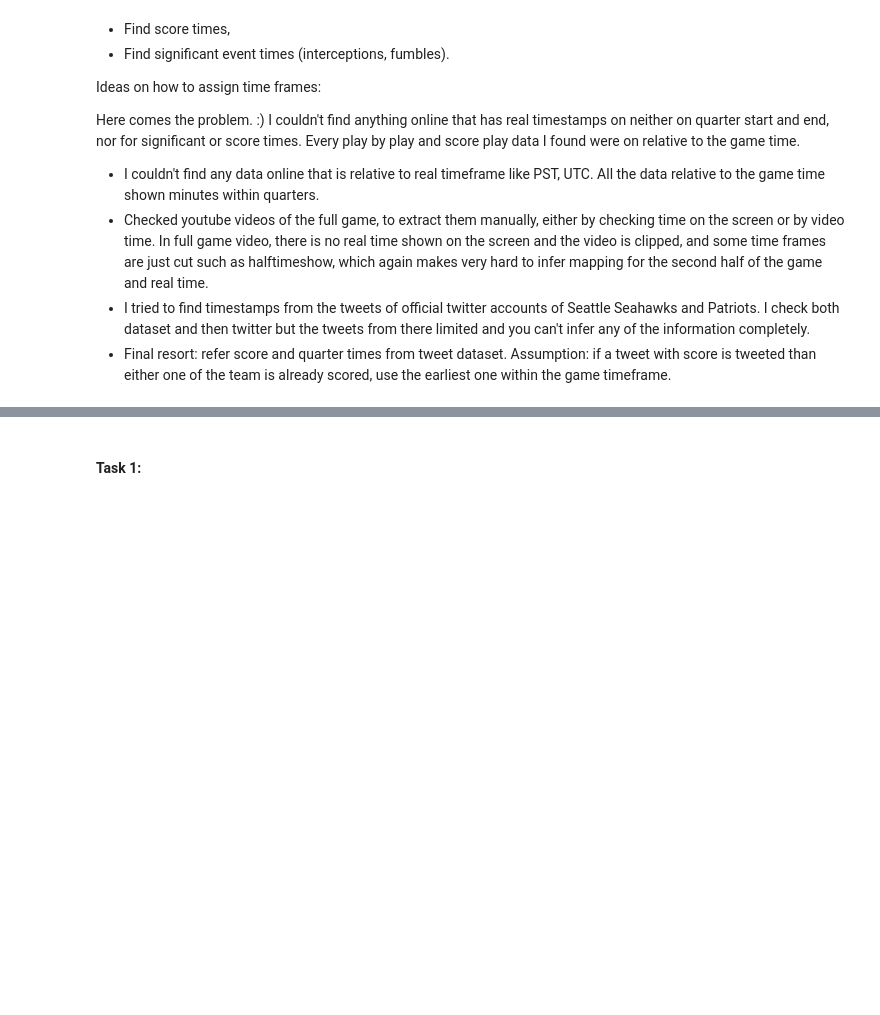
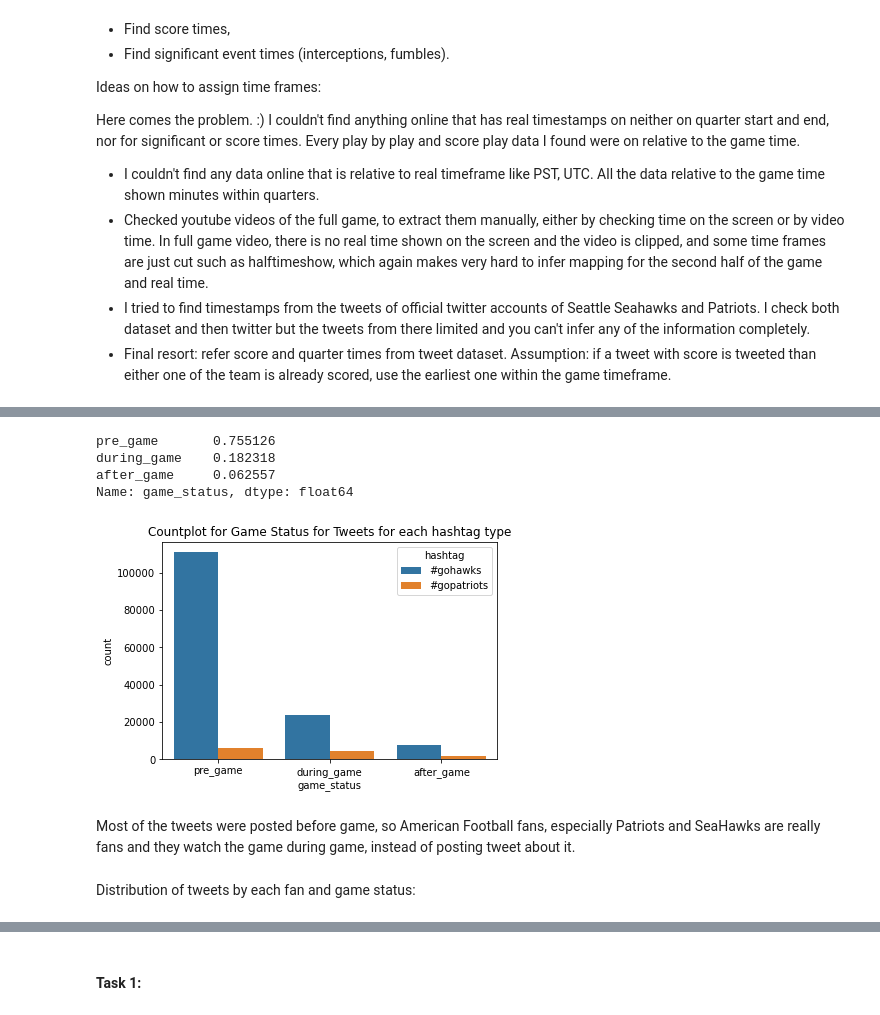
Before and after one commit to camligorkem/data-sicence-projects, a Jupyter notebook: project_4/Project_4_Part2_Twitter_Data.ipynb, the cells around one changed output, grey strips where cells are left out. Cells and saved outputs as stored; diff of their text form; code cells hidden in the pictures; blank space fills up the shorter version.

```diff
--- a/project_4/Project_4_Part2_Twitter_Data.ipynb
+++ b/project_4/Project_4_Part2_Twitter_Data.ipynb
@@ -666,2 +655,20 @@ tweet_emt_df.game_status.value_counts()
+# %%
+tweet_emt_df.game_status.value_counts(normalize=True)
+# %% [output]
+pre_game       0.755126
+during_game    0.182318
+after_game     0.062557
+Name: game_status, dtype: float64
+# %%
+plt.Figure(figsize=(10,10))
+sns.countplot(data=tweet_emt_df, x='game_status', hue='hashtag', order=game_status_categories)
+plt.title('Countplot for Game Status for Tweets for each hashtag type')
+plt.show()
+# %% [output]
+[figure, added]
+# %% [markdown]
+Most of the tweets were posted before game, so American Football fans, especially Patriots and SeaHawks are really fans and they watch the game during game, instead of posting tweet about it.
+# %% [markdown]
+Distribution of tweets by each fan and game status:
 # %%
 tweet_emt_df.groupby(by=['hashtag', 'game_status']).title.count()
```
Also changed, not shown: parts of 67 cells of this notebook.
